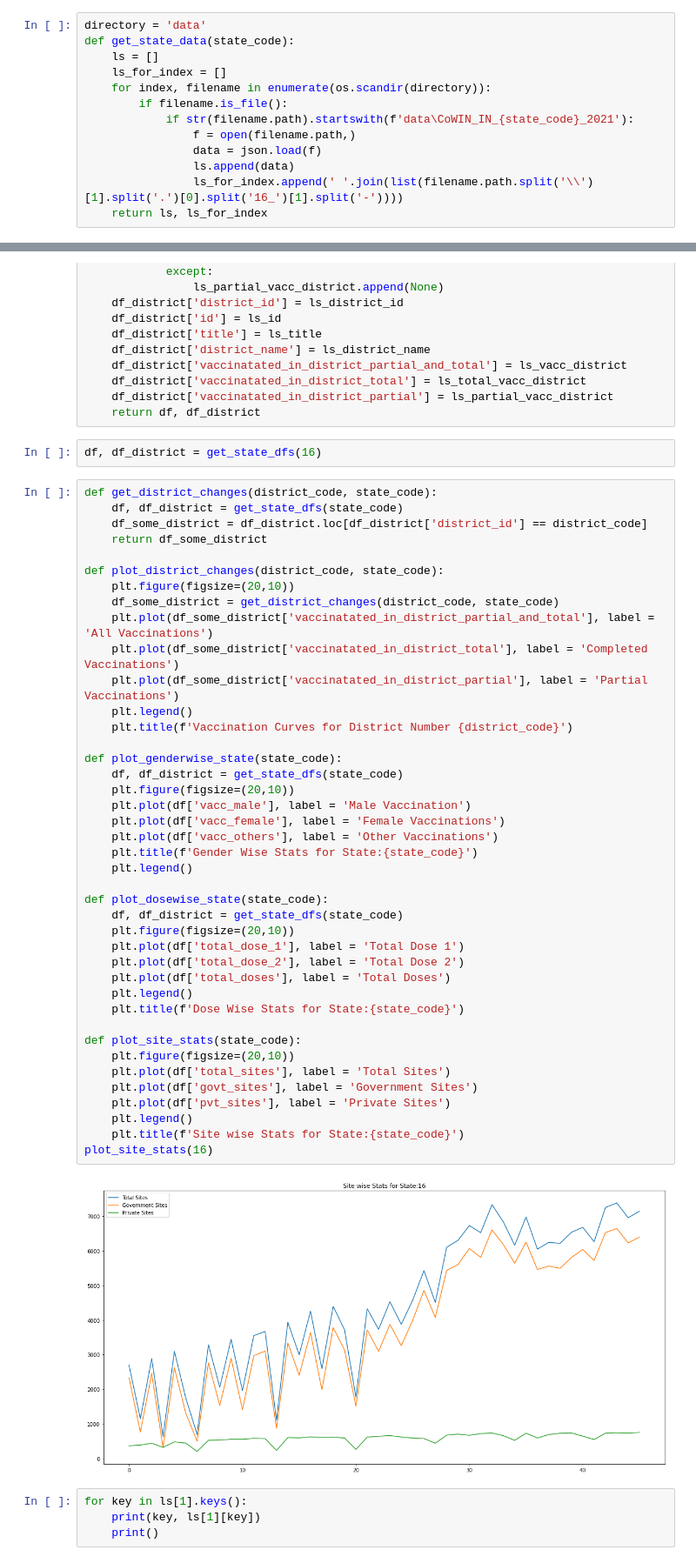
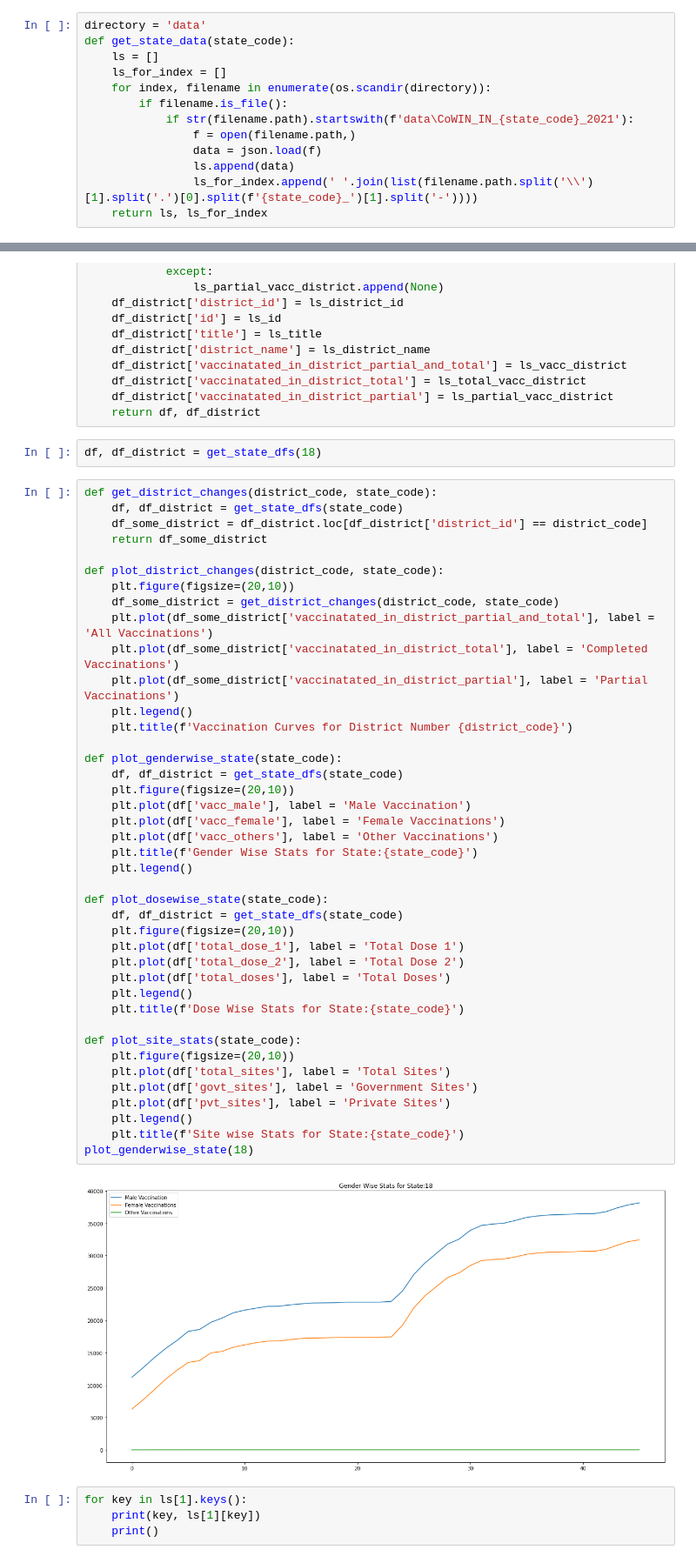
Before and after one commit to kaarana/CoWIN-Data, a Jupyter notebook: Vaccine Analysis.ipynb, the cells around one changed output, grey strips where cells are left out. Shown at 87% size. Saved outputs shown, nothing was run; the diff lists cells and outputs as text.

Commit message:
fixed statecode

```diff
--- a/Vaccine Analysis.ipynb
+++ b/Vaccine Analysis.ipynb
@@ -14,7 +14,7 @@ def get_state_data(state_code):
                 f = open(filename.path,)
                 data = json.load(f)
                 ls.append(data)
-                ls_for_index.append(' '.join(list(filename.path.split('\\')[1].split('.')[0].split('16_')[1].split('-'))))
+                ls_for_index.append(' '.join(list(filename.path.split('\\')[1].split('.')[0].split(f'{state_code}_')[1].split('-'))))
     return ls, ls_for_index
 # %%
 def get_state_dfs(state_code):
@@ -199,7 +199,7 @@ def get_state_dfs(state_code):
     df_district['vaccinatated_in_district_partial'] = ls_partial_vacc_district
     return df, df_district
 # %%
-df, df_district = get_state_dfs(16)
+df, df_district = get_state_dfs(18)
 # %%
 def get_district_changes(district_code, state_code):
     df, df_district = get_state_dfs(state_code)
@@ -214,35 +214,35 @@ def plot_district_changes(district_code, state_code):
     plt.plot(df_some_district['vaccinatated_in_district_partial'], label = 'Partial Vaccinations')
     plt.legend()
     plt.title(f'Vaccination Curves for District Number {district_code}')
 
 def plot_genderwise_state(state_code):
     df, df_district = get_state_dfs(state_code)
     plt.figure(figsize=(20,10))
     plt.plot(df['vacc_male'], label = 'Male Vaccination')
     plt.plot(df['vacc_female'], label = 'Female Vaccinations')
     plt.plot(df['vacc_others'], label = 'Other Vaccinations')
     plt.title(f'Gender Wise Stats for State:{state_code}')
     plt.legend()
 
 def plot_dosewise_state(state_code):
     df, df_district = get_state_dfs(state_code)
     plt.figure(figsize=(20,10))
     plt.plot(df['total_dose_1'], label = 'Total Dose 1')
     plt.plot(df['total_dose_2'], label = 'Total Dose 2')
     plt.plot(df['total_doses'], label = 'Total Doses')
     plt.legend()
     plt.title(f'Dose Wise Stats for State:{state_code}')
 
 def plot_site_stats(state_code):
     plt.figure(figsize=(20,10))
     plt.plot(df['total_sites'], label = 'Total Sites')
     plt.plot(df['govt_sites'], label = 'Government Sites')
     plt.plot(df['pvt_sites'], label = 'Private Sites')
     plt.legend()
     plt.title(f'Site wise Stats for State:{state_code}')
-plot_site_stats(16)
+plot_genderwise_state(18)
 # %% [output]
-[figure, old version]
+[figure, new version]
 # %%
 for key in ls[1].keys():
     print(key, ls[1][key])
```
